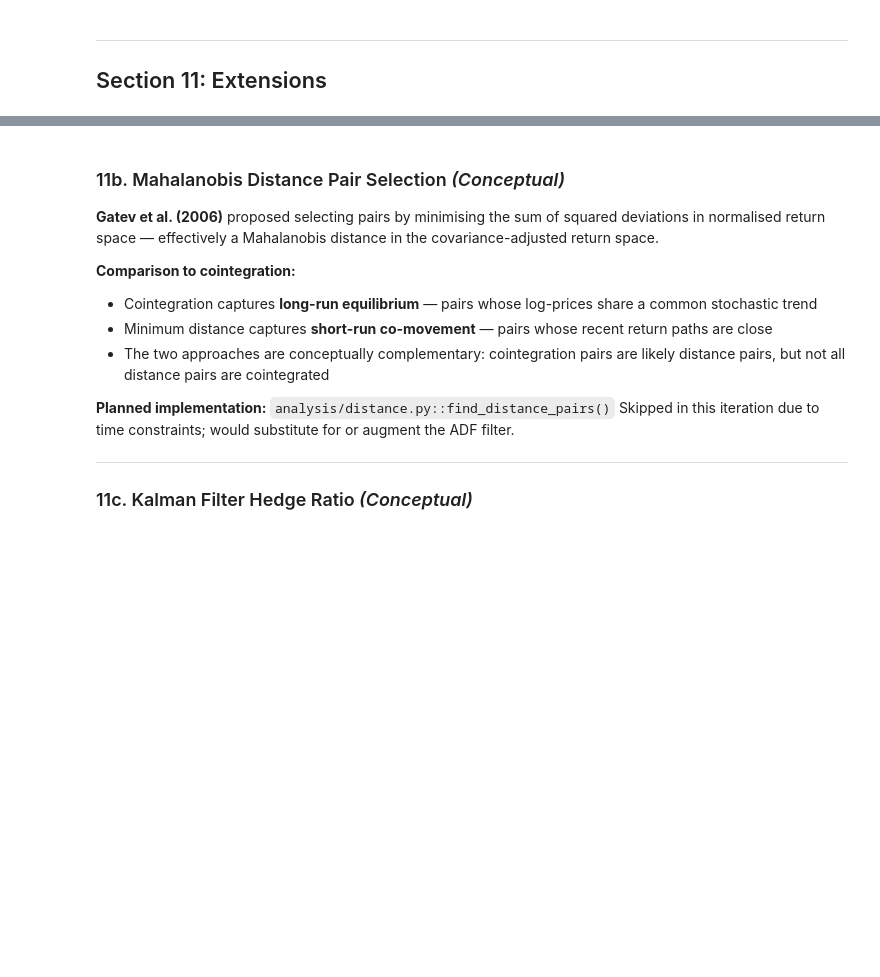
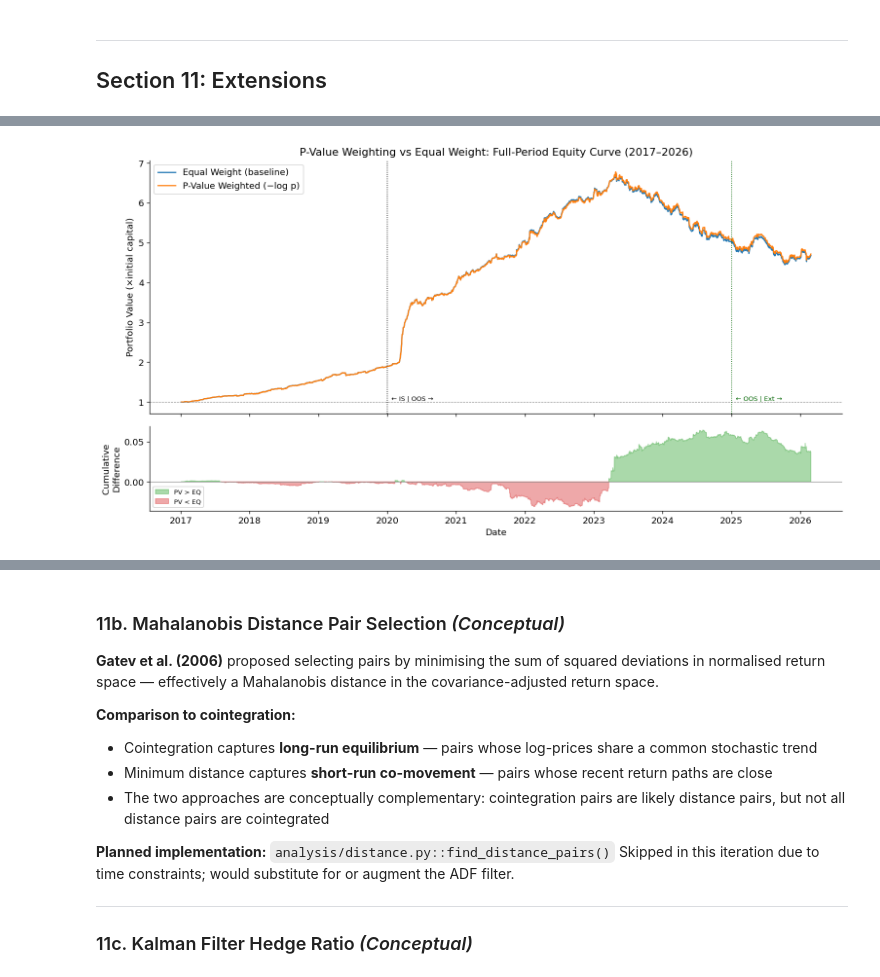
Before and after one commit to erevtsov/stat-arb, a Jupyter notebook: notebooks/final_report.ipynb, the cells around one changed output, grey strips where cells are left out. Cells and saved outputs as stored; diff of their text form; code cells hidden in the pictures; blank space fills up the shorter version.

```diff
--- a/notebooks/final_report.ipynb
+++ b/notebooks/final_report.ipynb
@@ -66,6 +66,11 @@ _FULL = "tf15min_zw5_wd42_ze3_zx2.25_zs6_lhl2_hhl24_mp20_mh9999_mbr8_cb3_2017-01
 FULL_PORT   = RESULTS / f"portfolio/daily_pnl_{_FULL}.parquet"
 FULL_TRADES = RESULTS / f"trades/trades_{_FULL}.parquet"
 
+# ── P-value weighted full-period run ─────────────────────────────────────────
+_PV = "tf15min_zw5_wd42_ze3_zx2.25_zs6_lhl2_hhl24_mp20_mh9999_mbr8_cb3_pvTrue_2017-01-01_2026-02-28"
+PV_PORT   = RESULTS / f"portfolio/daily_pnl_{_PV}.parquet"
+PV_TRADES = RESULTS / f"trades/trades_{_PV}.parquet"
+
 # ── IS/OOS date splits ───────────────────────────────────────────────────────
 IS_START   = pd.Timestamp("2017-01-01")
 IS_END     = pd.Timestamp("2019-12-31")
@@ -1492,0 +1833,30 @@ To run the p-value weighted backtest:
+# %%
+# Overlay equity curves — equal weight vs p-value weighted
+fig, axes = plt.subplots(2, 1, figsize=(13, 7), sharex=True,
+                          gridspec_kw={"height_ratios": [3, 1]})
+ax1, ax2 = axes
+
+ax1.plot(pv_eq.index, pv_eq / CAPITAL, color="#1f77b4", lw=1.5, label="Equal Weight (baseline)")
+ax1.plot(pv_pv.index, pv_pv / CAPITAL, color="#ff7f0e", lw=1.5, label="P-Value Weighted (−log p)")
+ax1.axhline(1.0, color="grey", lw=0.7, ls="--")
+for d, lbl, c in [(OOS_START, "← IS | OOS →", "black"), (EXT_START, "← OOS | Ext →", "darkgreen")]:
+    ax1.axvline(d, color=c, lw=1.0, ls=":")
+    ax1.text(d, 1.0, f"  {lbl}", fontsize=8, color=c, va="bottom")
+ax1.set_ylabel("Portfolio Value (×initial capital)")
+ax1.set_title("P-Value Weighting vs Equal Weight: Full-Period Equity Curve (2017–2026)")
+ax1.legend(loc="upper left")
+ax1.xaxis.set_major_formatter(mdates.DateFormatter("%Y"))
+
+# Relative cumulative return differential (pv weighted − equal weight)
+rel = (pv_pv / pv_pv.iloc[0]) - (pv_eq / pv_eq.iloc[0])
+ax2.fill_between(rel.index, rel, 0, where=(rel >= 0), color="#2ca02c", alpha=0.4, label="PV > EQ")
+ax2.fill_between(rel.index, rel, 0, where=(rel < 0),  color="#d62728", alpha=0.4, label="PV < EQ")
+ax2.axhline(0, color="grey", lw=0.7)
+ax2.set_ylabel("Cumulative\nDifference")
+ax2.set_xlabel("Date")
+ax2.legend(fontsize=8, loc="lower left")
+
+plt.tight_layout()
+plt.show()
+# %% [output]
+[figure, added]
```
Also changed, not shown: parts of 12 cells of this notebook.
